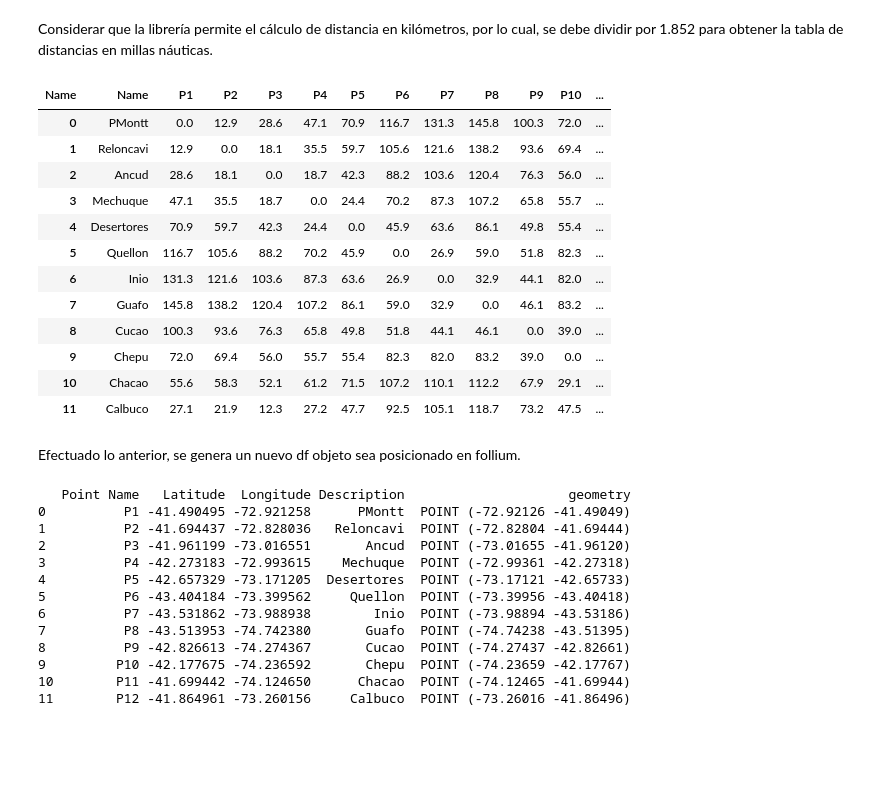
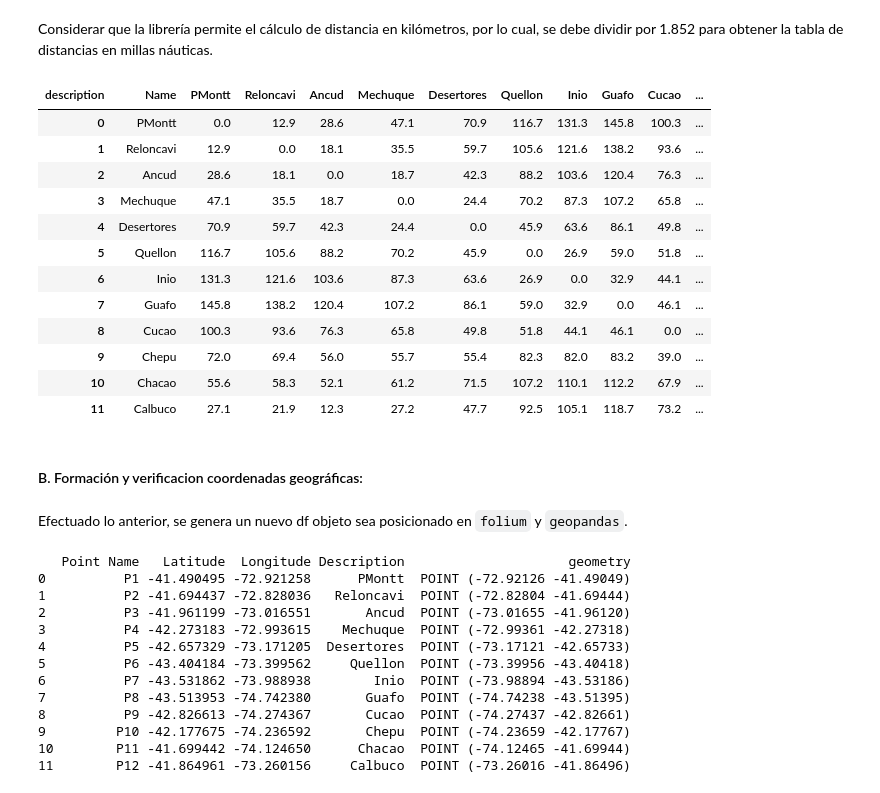
Before and after one commit to educarrascov/MIA_SistemasBioinspirados, a Jupyter notebook: Tarea 1/Tarea1.ipynb, the cells around one changed output. Cells and saved outputs as stored; diff of their text form; code cells hidden in the pictures; blank space fills up the shorter version.

```diff
--- a/Tarea 1/Tarea1.ipynb
+++ b/Tarea 1/Tarea1.ipynb
@@ -82,38 +82,40 @@ Considerar que la librería permite el cálculo de distancia en kilómetros, por
 # %%
 import numpy as np
 from geopy import distance
 from geopy.distance import lonlat, distance
 empty_matrix = np.zeros((12,12))
 
 for i in range(12):
     for j in range(12):
         if i != j:
             #print(i,j,df2.iloc[i,1],df2.iloc[j,1],distance(lonlat(*df2.iloc[i,0:2]),
             #lonlat(*df2.iloc[j,0:2])).km)
             empty_matrix[i,j] = ((distance(lonlat(*df1.iloc[i,0:2]), lonlat(*df1.iloc[j,0:2])).km)/1.852)
 
 empty_matrix
 df_2 = empty_matrix
-df_mn = pd.DataFrame(df_2, columns = df1.iloc[:,2])# convertir NumPy Array a Pandas DF
+df_mn = pd.DataFrame(df_2, columns = df1.iloc[:,3])# convertir NumPy Array a Pandas DF
 df_mn.insert(0,'Name', df1.iloc[:,3])
 df_mn1=round(df_mn,1)
 df_mn1
 # %% [output]
-| Name | Name | P1 | P2 | P3 | P4 | P5 | P6 | P7 | P8 | P9 | P10 | ... |
-| 0 | PMontt | 0.0 | 12.9 | 28.6 | 47.1 | 70.9 | 116.7 | 131.3 | 145.8 | 100.3 | 72.0 | ... |
-| 1 | Reloncavi | 12.9 | 0.0 | 18.1 | 35.5 | 59.7 | 105.6 | 121.6 | 138.2 | 93.6 | 69.4 | ... |
-| 2 | Ancud | 28.6 | 18.1 | 0.0 | 18.7 | 42.3 | 88.2 | 103.6 | 120.4 | 76.3 | 56.0 | ... |
-| 3 | Mechuque | 47.1 | 35.5 | 18.7 | 0.0 | 24.4 | 70.2 | 87.3 | 107.2 | 65.8 | 55.7 | ... |
-| 4 | Desertores | 70.9 | 59.7 | 42.3 | 24.4 | 0.0 | 45.9 | 63.6 | 86.1 | 49.8 | 55.4 | ... |
-| 5 | Quellon | 116.7 | 105.6 | 88.2 | 70.2 | 45.9 | 0.0 | 26.9 | 59.0 | 51.8 | 82.3 | ... |
-| 6 | Inio | 131.3 | 121.6 | 103.6 | 87.3 | 63.6 | 26.9 | 0.0 | 32.9 | 44.1 | 82.0 | ... |
-| 7 | Guafo | 145.8 | 138.2 | 120.4 | 107.2 | 86.1 | 59.0 | 32.9 | 0.0 | 46.1 | 83.2 | ... |
-| 8 | Cucao | 100.3 | 93.6 | 76.3 | 65.8 | 49.8 | 51.8 | 44.1 | 46.1 | 0.0 | 39.0 | ... |
-| 9 | Chepu | 72.0 | 69.4 | 56.0 | 55.7 | 55.4 | 82.3 | 82.0 | 83.2 | 39.0 | 0.0 | ... |
-| 10 | Chacao | 55.6 | 58.3 | 52.1 | 61.2 | 71.5 | 107.2 | 110.1 | 112.2 | 67.9 | 29.1 | ... |
-| 11 | Calbuco | 27.1 | 21.9 | 12.3 | 27.2 | 47.7 | 92.5 | 105.1 | 118.7 | 73.2 | 47.5 | ... |
+| description | Name | PMontt | Reloncavi | Ancud | Mechuque | Desertores | Quellon | Inio | Guafo | Cucao | ... |
+| 0 | PMontt | 0.0 | 12.9 | 28.6 | 47.1 | 70.9 | 116.7 | 131.3 | 145.8 | 100.3 | ... |
+| 1 | Reloncavi | 12.9 | 0.0 | 18.1 | 35.5 | 59.7 | 105.6 | 121.6 | 138.2 | 93.6 | ... |
+| 2 | Ancud | 28.6 | 18.1 | 0.0 | 18.7 | 42.3 | 88.2 | 103.6 | 120.4 | 76.3 | ... |
+| 3 | Mechuque | 47.1 | 35.5 | 18.7 | 0.0 | 24.4 | 70.2 | 87.3 | 107.2 | 65.8 | ... |
+| 4 | Desertores | 70.9 | 59.7 | 42.3 | 24.4 | 0.0 | 45.9 | 63.6 | 86.1 | 49.8 | ... |
+| 5 | Quellon | 116.7 | 105.6 | 88.2 | 70.2 | 45.9 | 0.0 | 26.9 | 59.0 | 51.8 | ... |
+| 6 | Inio | 131.3 | 121.6 | 103.6 | 87.3 | 63.6 | 26.9 | 0.0 | 32.9 | 44.1 | ... |
+| 7 | Guafo | 145.8 | 138.2 | 120.4 | 107.2 | 86.1 | 59.0 | 32.9 | 0.0 | 46.1 | ... |
+| 8 | Cucao | 100.3 | 93.6 | 76.3 | 65.8 | 49.8 | 51.8 | 44.1 | 46.1 | 0.0 | ... |
+| 9 | Chepu | 72.0 | 69.4 | 56.0 | 55.7 | 55.4 | 82.3 | 82.0 | 83.2 | 39.0 | ... |
+| 10 | Chacao | 55.6 | 58.3 | 52.1 | 61.2 | 71.5 | 107.2 | 110.1 | 112.2 | 67.9 | ... |
+| 11 | Calbuco | 27.1 | 21.9 | 12.3 | 27.2 | 47.7 | 92.5 | 105.1 | 118.7 | 73.2 | ... |
+# %% [markdown]
+#### B. Formación y verificacion coordenadas geográficas:
 # %% [markdown]
-Efectuado lo anterior, se genera un nuevo df objeto sea posicionado en follium.
+Efectuado lo anterior, se genera un nuevo df objeto sea posicionado en `folium` y `geopandas`.
 # %%
 GPSposition = {'Point Name': df1.iloc[:,2],
             'Latitude': df1.iloc[:,1],
```
Also changed, not shown: parts of 16 cells of this notebook, 7 other files.
